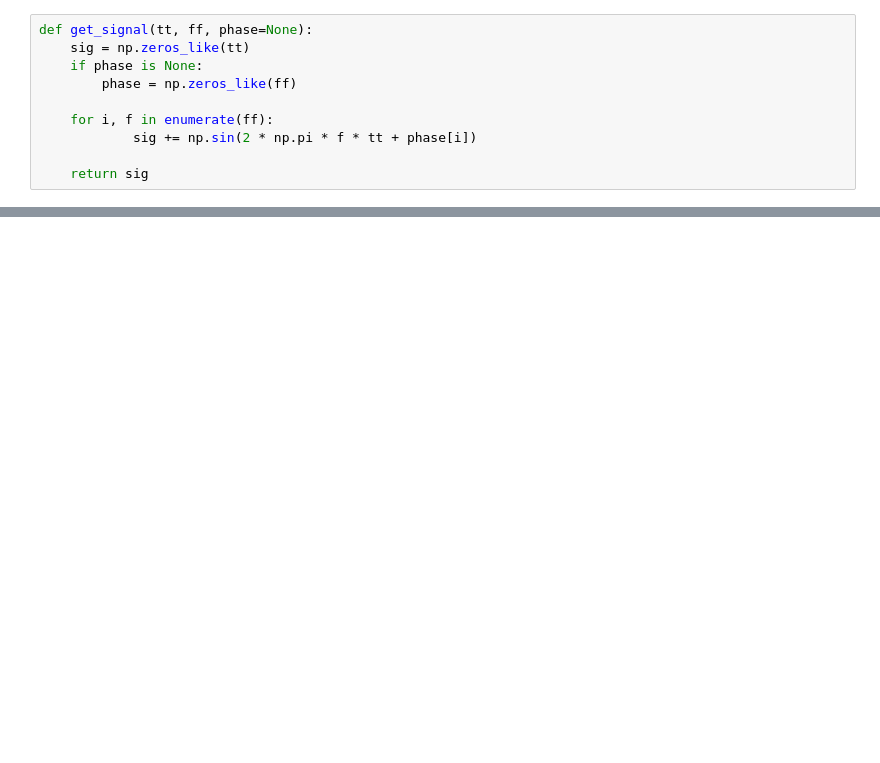
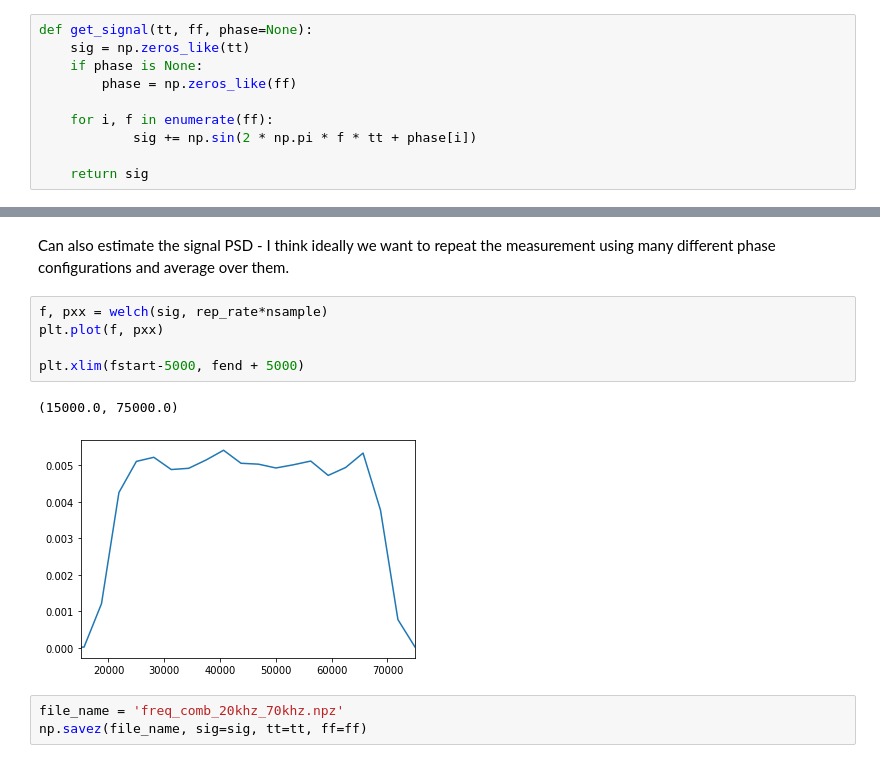
Before and after one commit to yuhants/fun, a Jupyter notebook: freq_comb.ipynb, the cells around one changed output, grey strips where cells are left out. Saved outputs shown, nothing was run; the diff lists cells and outputs as text; blank space fills up the shorter version.

```diff
--- a/freq_comb.ipynb
+++ b/freq_comb.ipynb
@@ -65,0 +101,13 @@ plt.xlim(fstart, fend)
+# %% [markdown]
+Can also estimate the signal PSD - I think ideally we want to repeat the measurement using many different phase configurations and average over them.
+# %%
+f, pxx = welch(sig, rep_rate*nsample)
+plt.plot(f, pxx)
+
+plt.xlim(fstart-5000, fend + 5000)
+# %% [output]
+(15000.0, 75000.0)
+[figure, added]
+# %%
+file_name = 'freq_comb_20khz_70khz.npz'
+np.savez(file_name, sig=sig, tt=tt, ff=ff)
```
Also changed, not shown: parts of 16 cells of this notebook, 1 other file.
